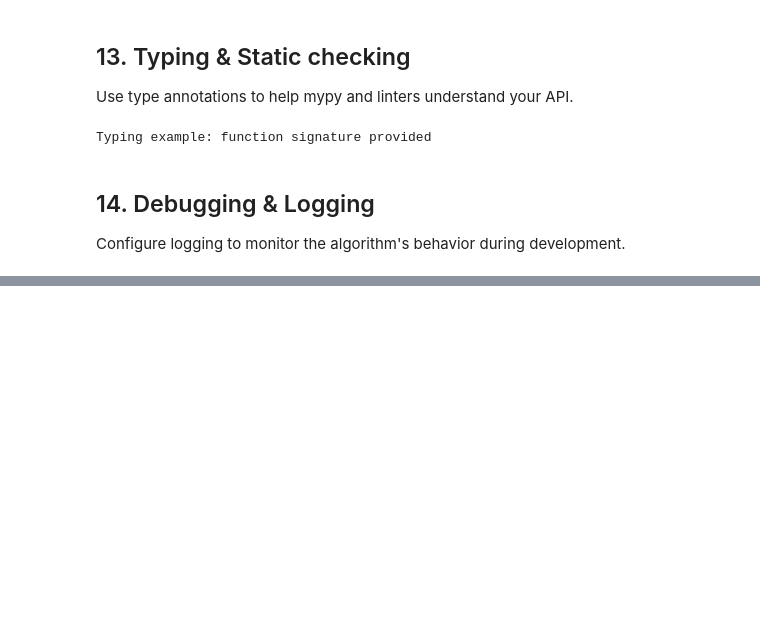
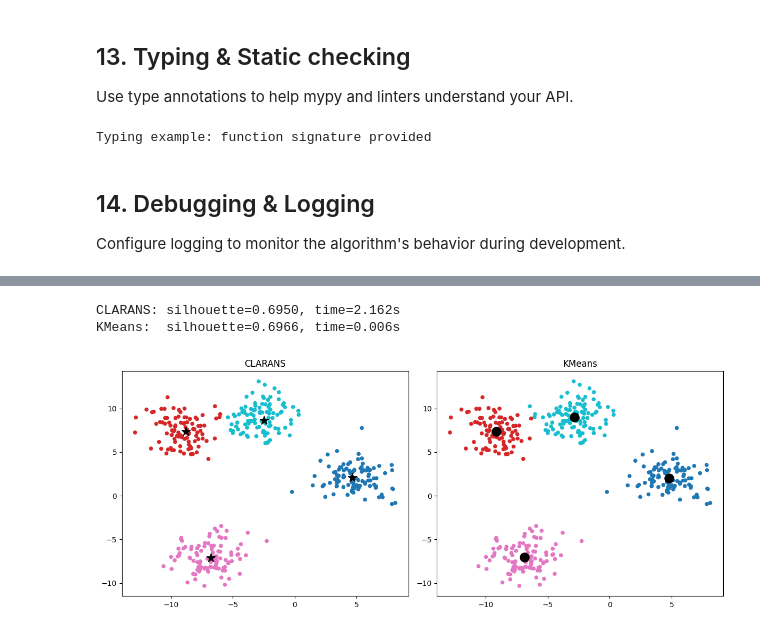
Before and after one commit to ThienNguyen3001/scikit-clarans, a Jupyter notebook: examples/clarans_examples.ipynb, the cells around one changed output, grey strips where cells are left out. Cells and saved outputs as stored; diff of their text form; code cells hidden in the pictures; blank space fills up the shorter version.

```diff
--- a/examples/clarans_examples.ipynb
+++ b/examples/clarans_examples.ipynb
@@ -343,0 +372,40 @@ INFO:clarans_examples:Run finished in 2.694 seconds
+# %%
+from sklearn.cluster import KMeans
+from sklearn.metrics import silhouette_score
+import time
+import matplotlib.pyplot as plt
+from sklearn.datasets import make_blobs
+
+X, _ = make_blobs(n_samples=400, centers=4, n_features=2, random_state=42, cluster_std=1.5)
+
+# CLARANS
+t0 = time.time()
+clarans_model = CLARANS(n_clusters=4, random_state=42).fit(X)
+clarans_time = time.time() - t0
+clarans_sil = silhouette_score(X, clarans_model.labels_)
+
+# KMeans
+t0 = time.time()
+kmeans = KMeans(n_clusters=4, random_state=42).fit(X)
+kmeans_time = time.time() - t0
+kmeans_sil = silhouette_score(X, kmeans.labels_)
+
+print(f"CLARANS: silhouette={clarans_sil:.4f}, time={clarans_time:.3f}s")
+print(f"KMeans:  silhouette={kmeans_sil:.4f}, time={kmeans_time:.3f}s")
+
+# Side-by-side plots
+fig, axes = plt.subplots(1, 2, figsize=(12, 5))
+axes[0].scatter(X[:, 0], X[:, 1], c=clarans_model.labels_, cmap='tab10', s=20)
+axes[0].scatter(clarans_model.cluster_centers_[:, 0], clarans_model.cluster_centers_[:, 1], c='k', marker='*', s=150)
+axes[0].set_title('CLARANS')
+
+axes[1].scatter(X[:, 0], X[:, 1], c=kmeans.labels_, cmap='tab10', s=20)
+axes[1].scatter(kmeans.cluster_centers_[:, 0], kmeans.cluster_centers_[:, 1], c='k', marker='o', s=150)
+axes[1].set_title('KMeans')
+
+plt.tight_layout()
+plt.show()
+# %% [output]
+CLARANS: silhouette=0.6950, time=2.162s
+KMeans:  silhouette=0.6966, time=0.006s
+[figure, added]
```
Also changed, not shown: parts of 14 cells of this notebook.
